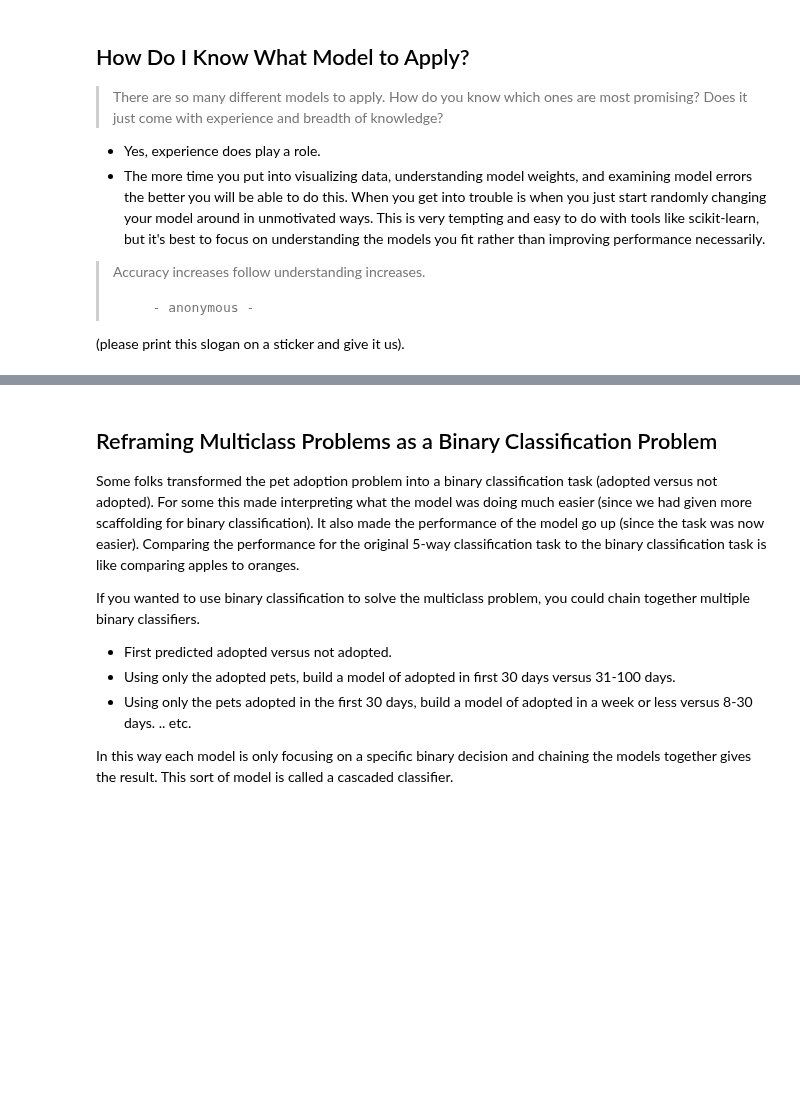
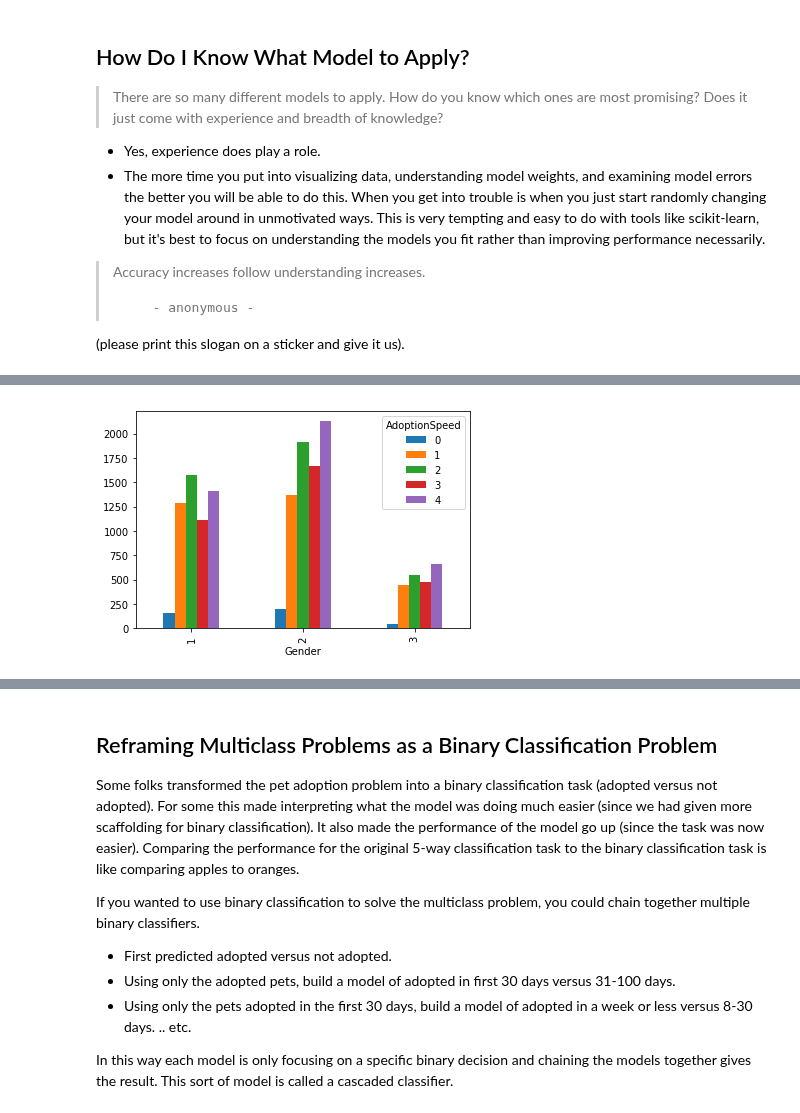
Before and after one commit to mlfa19/assignments, a Jupyter notebook: Module 1/05/assignment05_debrief.ipynb, the cells around one changed output, grey strips where cells are left out. Saved outputs shown, nothing was run; the diff lists cells and outputs as text; code cells hidden in the pictures; blank space fills up the shorter version.

```diff
--- a/Module 1/05/assignment05_debrief.ipynb
+++ b/Module 1/05/assignment05_debrief.ipynb
@@ -352,0 +368,5 @@ plt.show()
+# %%
+pets_df.groupby('AdoptionSpeed')['Gender'].value_counts().unstack(0).plot.bar()
+plt.show()
+# %% [output]
+[figure, added]
```
Also changed, not shown: parts of 15 cells of this notebook.
